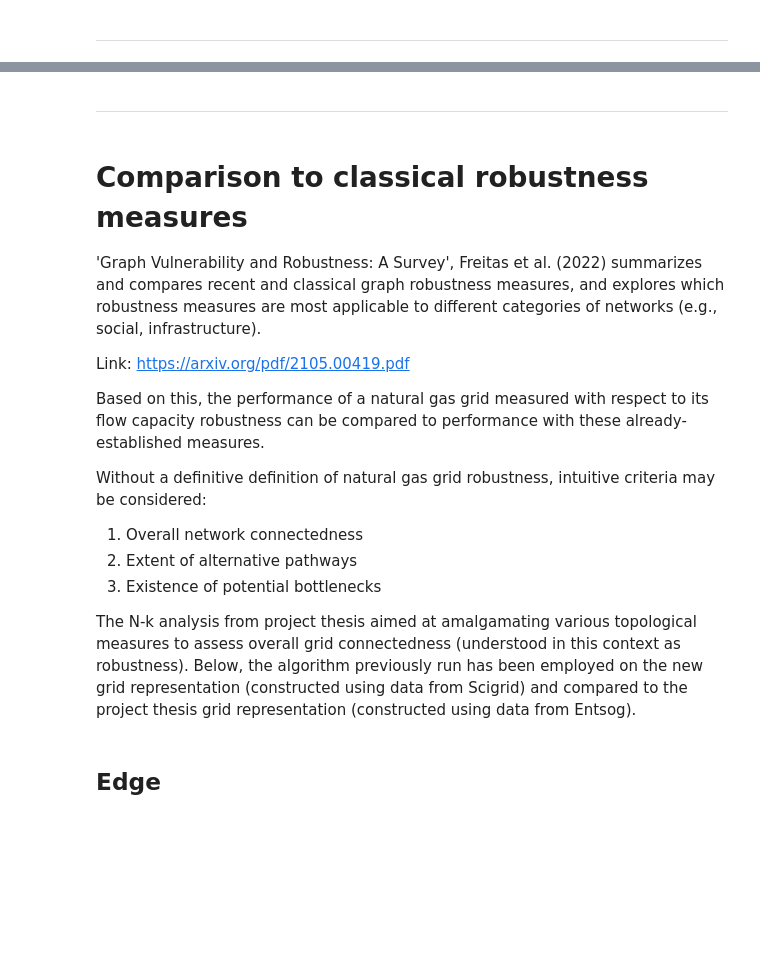
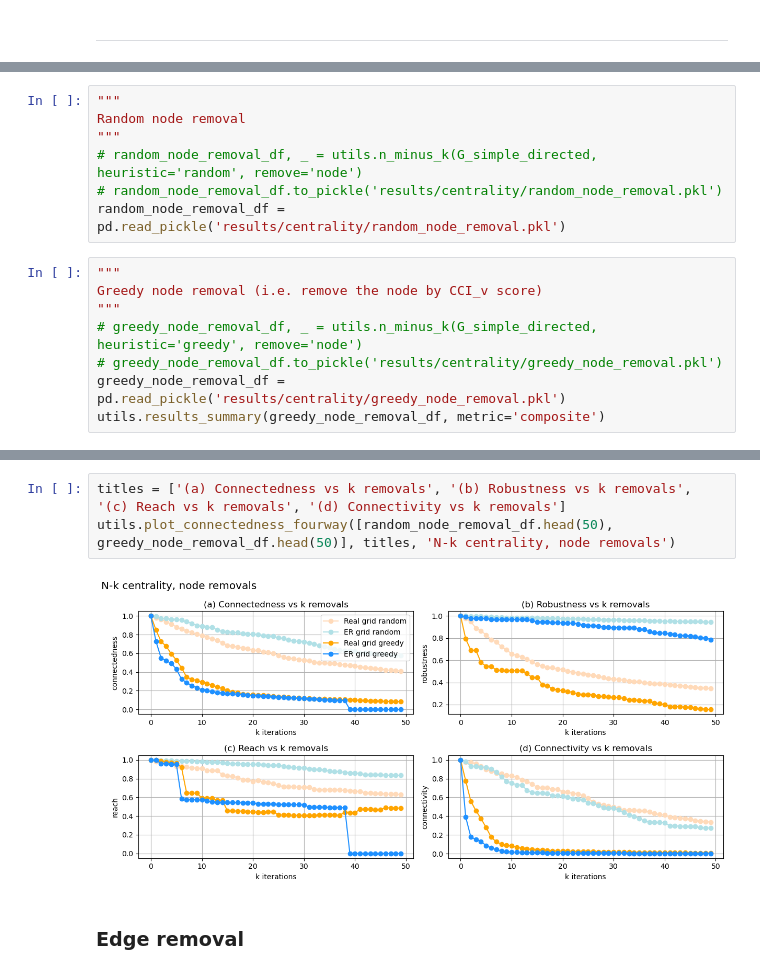
Before and after one commit to johanmasvie/iggielgn_topology_analysis, a Jupyter notebook: N-k_CENTRALITY.ipynb, the cells around one changed output, grey strips where cells are left out. Saved outputs shown, nothing was run; the diff lists cells and outputs as text; blank space fills up the shorter version.

```diff
--- a/N-k_CENTRALITY.ipynb
+++ b/N-k_CENTRALITY.ipynb
@@ -117,0 +15,15 @@ greedy_edge_removal_df.name = 'greedy_edge_removal'
+# %%
+"""
+Random node removal
+"""
+# random_node_removal_df, _ = utils.n_minus_k(G_simple_directed, heuristic='random', remove='node')
+# random_node_removal_df.to_pickle('results/centrality/random_node_removal.pkl')
+random_node_removal_df = pd.read_pickle('results/centrality/random_node_removal.pkl')
+# %%
+"""
+Greedy node removal (i.e. remove the node by CCI_v score)
+"""
+# greedy_node_removal_df, _ = utils.n_minus_k(G_simple_directed, heuristic='greedy', remove='node')
+# greedy_node_removal_df.to_pickle('results/centrality/greedy_node_removal.pkl')
+greedy_node_removal_df = pd.read_pickle('results/centrality/greedy_node_removal.pkl')
+utils.results_summary(greedy_node_removal_df, metric='composite')
@@ -118,19 +48,7 @@ greedy_edge_removal_df.name = 'greedy_edge_removal'
+# %%
+titles = ['(a) Connectedness vs k removals', '(b) Robustness vs k removals', '(c) Reach vs k removals', '(d) Connectivity vs k removals']
+utils.plot_connectedness_fourway([random_node_removal_df.head(50), greedy_node_removal_df.head(50)], titles, 'N-k centrality, node removals')
+# %% [output]
+[figure, added]
 # %% [markdown]
----
+### Edge removal
-# %% [markdown]
-# Comparison to classical robustness measures
-'Graph Vulnerability and Robustness: A Survey', Freitas et al. (2022) summarizes and compares recent and classical graph robustness measures, and explores which robustness
-measures are most applicable to different categories of networks (e.g., social, infrastructure).
-
-Link: https://arxiv.org/pdf/2105.00419.pdf
-
-Based on this, the performance of a natural gas grid measured with respect to its flow capacity robustness can be compared to performance with these already-established measures.
-
-Without a definitive definition of natural gas grid robustness, intuitive criteria may be considered:
-1. Overall network connectedness
-2. Extent of alternative pathways
-3. Existence of potential bottlenecks
-
-The N-k analysis from project thesis aimed at amalgamating various topological measures to assess overall grid connectedness (understood in this context as robustness). Below, the algorithm previously run has been employed on the new grid representation (constructed using data from Scigrid) and compared to the project thesis grid representation (constructed using data from Entsog).
-# %% [markdown]
-## Edge
```
Also changed, not shown: parts of 23 cells of this notebook, 52 other files.
